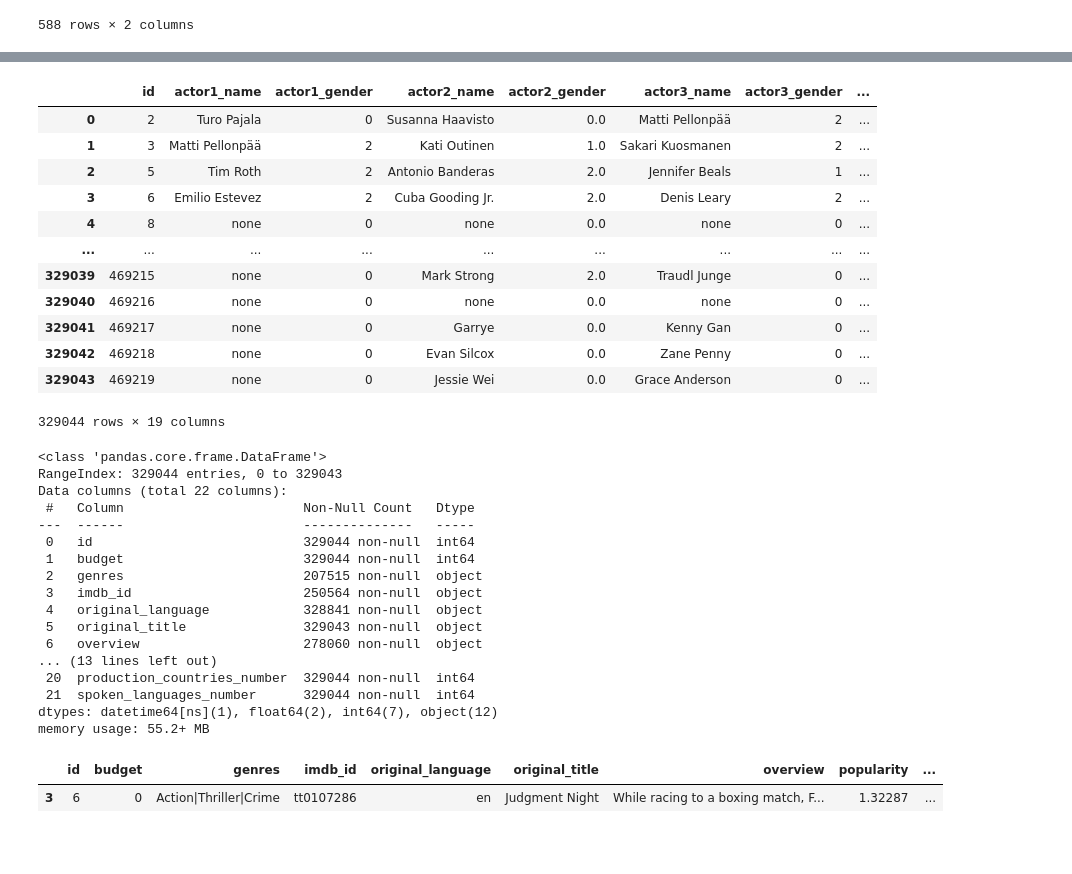
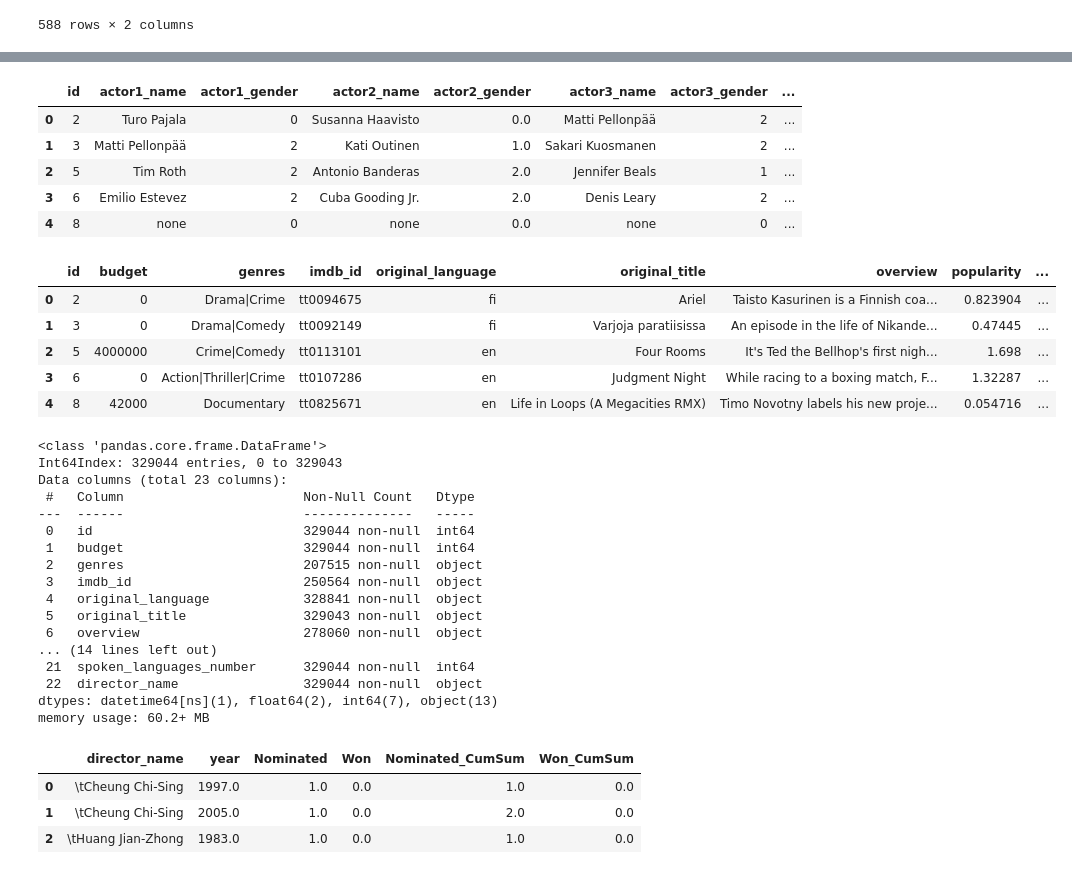
Before and after one commit to scienclick/pde_cap_mrp_zagros, a Jupyter notebook: notebooks/sah.ipynb, the cells around one changed output, grey strips where cells are left out. Cells and saved outputs as stored; diff of their text form; code cells hidden in the pictures; blank space fills up the shorter version.

```diff
--- a/notebooks/sah.ipynb
+++ b/notebooks/sah.ipynb
@@ -404,18 +414,19 @@ data_award_master
 # %%
 data_director = pd.read_csv("../data/AllMoviesCastingRaw.csv", sep=";")
+data_director.head(5)
+# %% [output]
+|  | id | actor1_name | actor1_gender | actor2_name | actor2_gender | actor3_name | actor3_gender | ... |
+| 0 | 2 | Turo Pajala | 0 | Susanna Haavisto | 0.0 | Matti Pellonpää | 2 | ... |
+| 1 | 3 | Matti Pellonpää | 2 | Kati Outinen | 1.0 | Sakari Kuosmanen | 2 | ... |
+| 2 | 5 | Tim Roth | 2 | Antonio Banderas | 2.0 | Jennifer Beals | 1 | ... |
+| 3 | 6 | Emilio Estevez | 2 | Cuba Gooding Jr. | 2.0 | Denis Leary | 2 | ... |
+| 4 | 8 | none | 0 | none | 0.0 | none | 0 | ... |
-# %%
-data_director
-# %% [output]
-|  | id | actor1_name | actor1_gender | actor2_name | actor2_gender | actor3_name | actor3_gender | ... |
-| 0 | 2 | Turo Pajala | 0 | Susanna Haavisto | 0.0 | Matti Pellonpää | 2 | ... |
-| 1 | 3 | Matti Pellonpää | 2 | Kati Outinen | 1.0 | Sakari Kuosmanen | 2 | ... |
-| 2 | 5 | Tim Roth | 2 | Antonio Banderas | 2.0 | Jennifer Beals | 1 | ... |
-| 3 | 6 | Emilio Estevez | 2 | Cuba Gooding Jr. | 2.0 | Denis Leary | 2 | ... |
-| 4 | 8 | none | 0 | none | 0.0 | none | 0 | ... |
-| ... | ... | ... | ... | ... | ... | ... | ... | ... |
-| 329039 | 469215 | none | 0 | Mark Strong | 2.0 | Traudl Junge | 0 | ... |
-| 329040 | 469216 | none | 0 | none | 0.0 | none | 0 | ... |
-| 329041 | 469217 | none | 0 | Garrye | 0.0 | Kenny Gan | 0 | ... |
-| 329042 | 469218 | none | 0 | Evan Silcox | 0.0 | Zane Penny | 0 | ... |
-| 329043 | 469219 | none | 0 | Jessie Wei | 0.0 | Grace Anderson | 0 | ... |
-329044 rows × 19 columns
+# %%
+data_cleaned.head(5)
+# %% [output]
+|  | id | budget | genres | imdb_id | original_language | original_title | overview | popularity | ... |
+| 0 | 2 | 0 | Drama|Crime | tt0094675 | fi | Ariel | Taisto Kasurinen is a Finnish coa... | 0.823904 | ... |
+| 1 | 3 | 0 | Drama|Comedy | tt0092149 | fi | Varjoja paratiisissa | An episode in the life of Nikande... | 0.47445 | ... |
+| 2 | 5 | 4000000 | Crime|Comedy | tt0113101 | en | Four Rooms | It's Ted the Bellhop's first nigh... | 1.698 | ... |
+| 3 | 6 | 0 | Action|Thriller|Crime | tt0107286 | en | Judgment Night | While racing to a boxing match, F... | 1.32287 | ... |
+| 4 | 8 | 42000 | Documentary | tt0825671 | en | Life in Loops (A Megacities RMX) | Timo Novotny labels his new proje... | 0.054716 | ... |
@@ -422,9 +435,9 @@ data_director
 # %%
-data_cleaned.info()
+data_cleaned_director.info()
 # %% [output]
 <class 'pandas.core.frame.DataFrame'>
-RangeIndex: 329044 entries, 0 to 329043
-Data columns (total 22 columns):
+Int64Index: 329044 entries, 0 to 329043
+Data columns (total 23 columns):
  #   Column                       Non-Null Count   Dtype
 ---  ------                       --------------   -----
  0   id                           329044 non-null  int64
@@ -434,13 +447,15 @@ Data columns (total 22 columns):
  4   original_language            328841 non-null  object
  5   original_title               329043 non-null  object
  6   overview                     278060 non-null  object
-... (13 lines left out)
- 20  production_countries_number  329044 non-null  int64
+... (14 lines left out)
  21  spoken_languages_number      329044 non-null  int64
-dtypes: datetime64[ns](1), float64(2), int64(7), object(12)
-memory usage: 55.2+ MB
+ 22  director_name                329044 non-null  object
+dtypes: datetime64[ns](1), float64(2), int64(7), object(13)
+memory usage: 60.2+ MB
-# %%
-data_cleaned[data_cleaned["id"]==6]
-# %% [output]
-|  | id | budget | genres | imdb_id | original_language | original_title | overview | popularity | ... |
-| 3 | 6 | 0 | Action|Thriller|Crime | tt0107286 | en | Judgment Night | While racing to a boxing match, F... | 1.32287 | ... |
+# %%
+data_awards_cleaned.head(3)
+# %% [output]
+|  | director_name | year | Nominated | Won | Nominated_CumSum | Won_CumSum |
+| 0 | \tCheung Chi-Sing | 1997.0 | 1.0 | 0.0 | 1.0 | 0.0 |
+| 1 | \tCheung Chi-Sing | 2005.0 | 1.0 | 0.0 | 2.0 | 0.0 |
+| 2 | \tHuang Jian-Zhong | 1983.0 | 1.0 | 0.0 | 1.0 | 0.0 |
```
Also changed, not shown: parts of 26 cells of this notebook.
